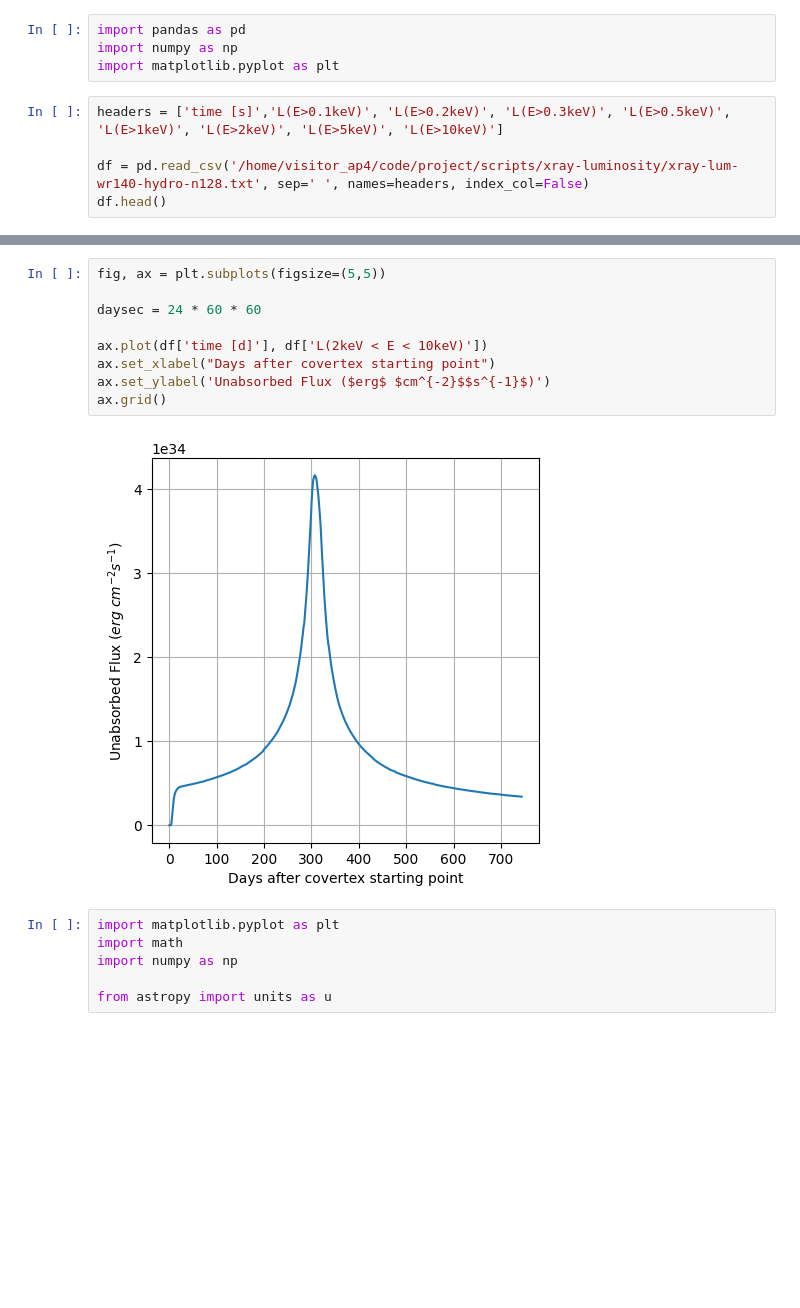
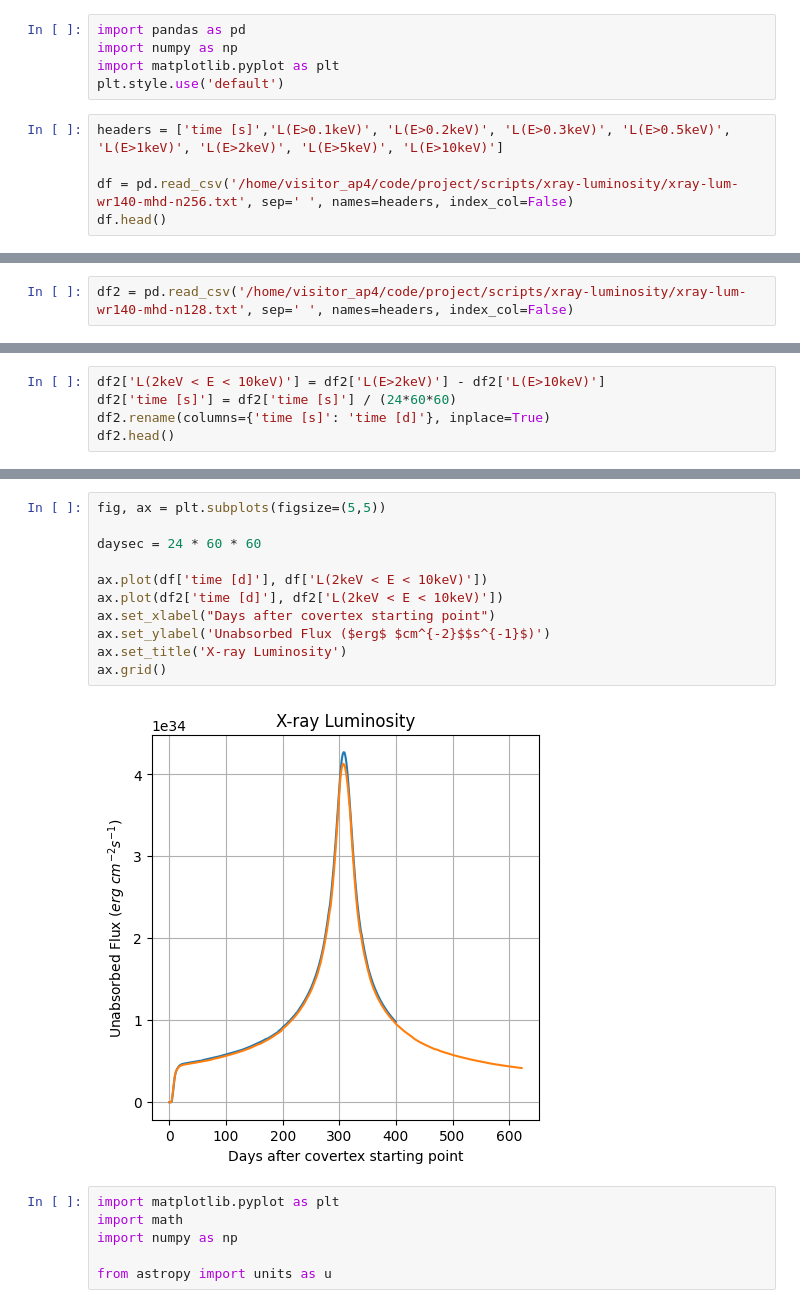
Before and after one commit to tjones8620/binary_star_scripts, a Jupyter notebook: xray-luminosity/luminosity.ipynb, the cells around one changed output, grey strips where cells are left out. Cells and saved outputs as stored; diff of their text form; blank space fills up the shorter version.

Commit message:
Changes to luminosity files

```diff
--- a/xray-luminosity/luminosity.ipynb
+++ b/xray-luminosity/luminosity.ipynb
@@ -2,10 +2,11 @@
 import pandas as pd
 import numpy as np
 import matplotlib.pyplot as plt
+plt.style.use('default')
 # %%
 headers = ['time [s]','L(E>0.1keV)', 'L(E>0.2keV)', 'L(E>0.3keV)', 'L(E>0.5keV)', 'L(E>1keV)', 'L(E>2keV)', 'L(E>5keV)', 'L(E>10keV)']
 
-df = pd.read_csv('/home/visitor_ap4/code/project/scripts/xray-luminosity/xray-lum-wr140-hydro-n128.txt', sep=' ', names=headers, index_col=False)
+df = pd.read_csv('/home/visitor_ap4/code/project/scripts/xray-luminosity/xray-lum-wr140-mhd-n256.txt', sep=' ', names=headers, index_col=False)
 df.head()
 # %% [output]
 |  | time [s] | L(E>0.1keV) | L(E>0.2keV) | L(E>0.3keV) | L(E>0.5keV) | L(E>1keV) | L(E>2keV) | L(E>5keV) | ... |
@@ -17,3 +18,5 @@ df.head()
+# %%
+df2 = pd.read_csv('/home/visitor_ap4/code/project/scripts/xray-luminosity/xray-lum-wr140-mhd-n128.txt', sep=' ', names=headers, index_col=False)
 # %%
 df['L(2keV < E < 10keV)'] = df['L(E>2keV)'] - df['L(E>10keV)']
 df['time [s]'] = df['time [s]'] / (24*60*60)
@@ -28,0 +32,5 @@ df.head()
+# %%
+df2['L(2keV < E < 10keV)'] = df2['L(E>2keV)'] - df2['L(E>10keV)']
+df2['time [s]'] = df2['time [s]'] / (24*60*60)
+df2.rename(columns={'time [s]': 'time [d]'}, inplace=True)
+df2.head()
@@ -29,14 +44,16 @@ df.head()
 # %%
 fig, ax = plt.subplots(figsize=(5,5))
 
 daysec = 24 * 60 * 60
 
 ax.plot(df['time [d]'], df['L(2keV < E < 10keV)'])
+ax.plot(df2['time [d]'], df2['L(2keV < E < 10keV)'])
 ax.set_xlabel("Days after covertex starting point")
 ax.set_ylabel('Unabsorbed Flux ($erg$ $cm^{-2}$$s^{-1}$)')
+ax.set_title('X-ray Luminosity')
 ax.grid()
 # %% [output]
-[figure, old version]
+[figure, new version]
 # %%
 import matplotlib.pyplot as plt
 import math
```
Also changed, not shown: parts of 3 cells of this notebook, 2 other files.
